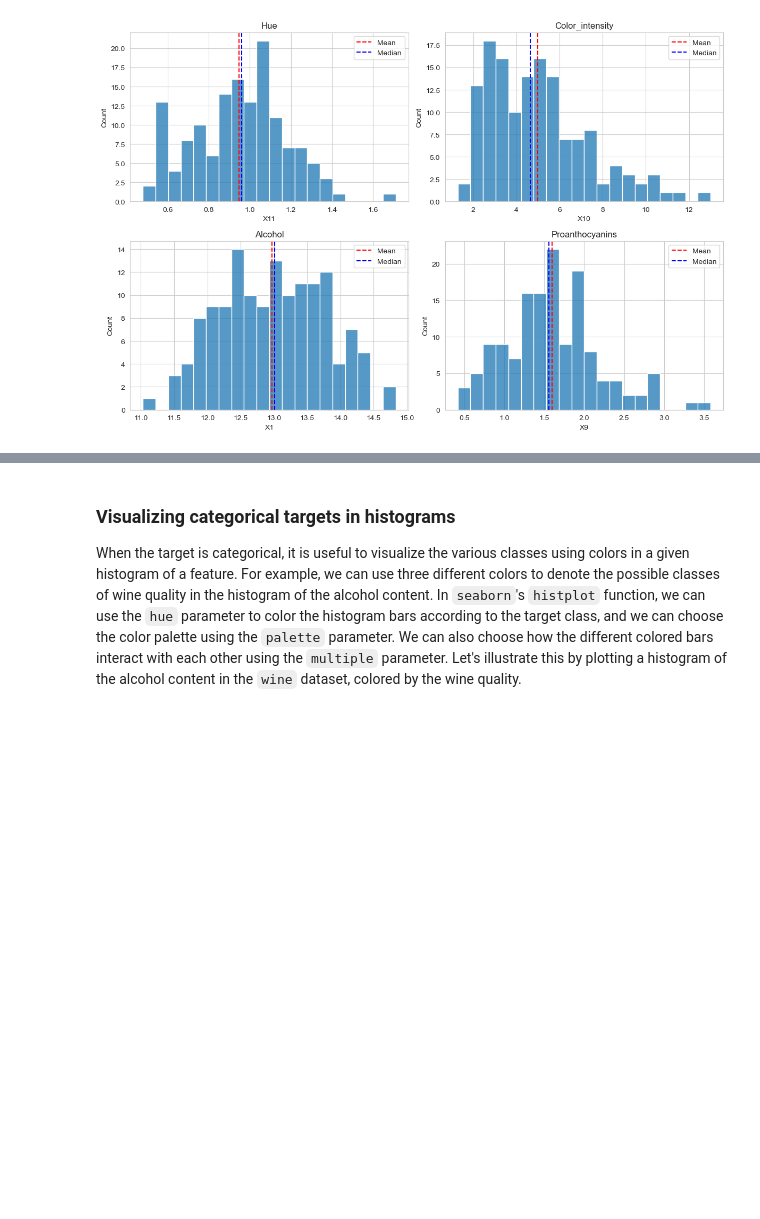
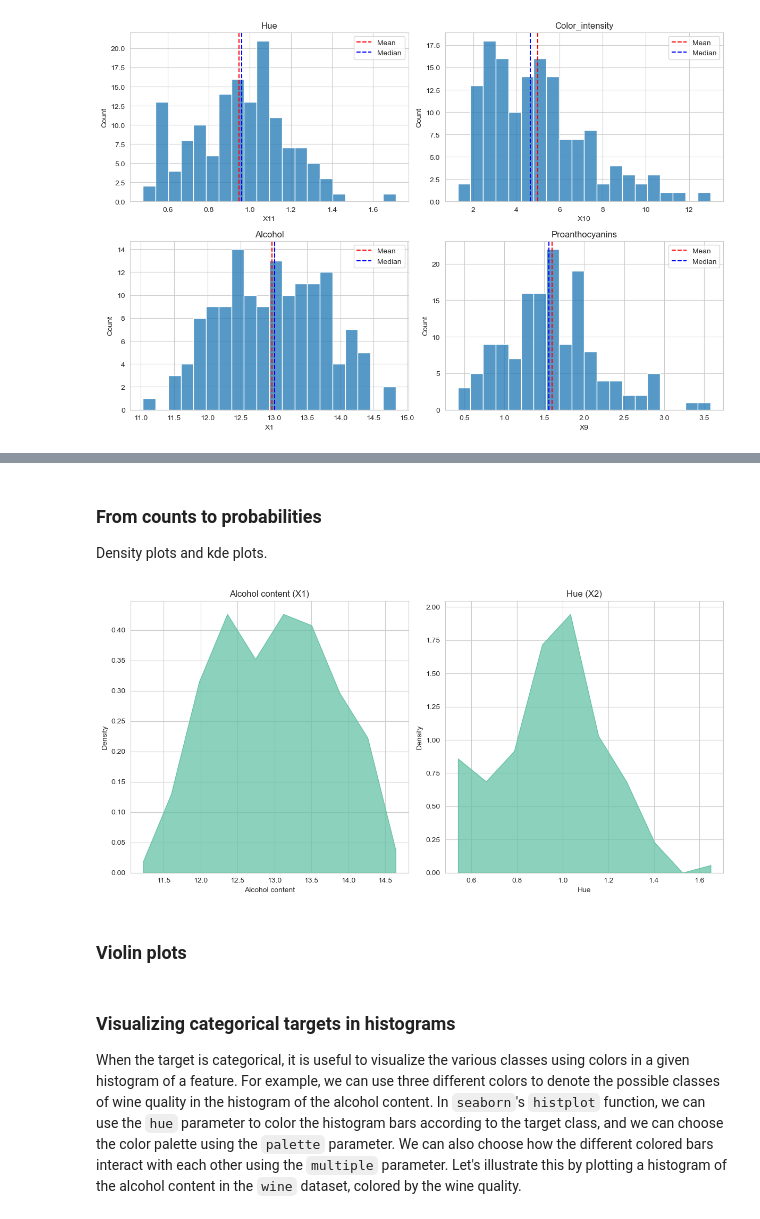
Before and after one commit to arvindsuresh-math/MATH-392-Intro-to-neural-networks, a Jupyter notebook: notebooks/06_basic-statistics-visualization.ipynb, the cells around one changed output, grey strips where cells are left out. Cells and saved outputs as stored; diff of their text form; code cells hidden in the pictures; blank space fills up the shorter version.

```diff
--- a/notebooks/06_basic-statistics-visualization.ipynb
+++ b/notebooks/06_basic-statistics-visualization.ipynb
@@ -136,3 +197,31 @@ plt.show()
+# %% [markdown]
+### From counts to probabilities
+Density plots and kde plots.
+# %%
+# hisplot with stat = `density` to get a density plot
+
+fig, ax = plt.subplots(1, 2, figsize=(12, 6))
+
+# plot the density plot of the alcohol feature
+sns.histplot(
+    data=wine, x='X1', ax=ax[0], bins=10, stat='density', element='poly'
+)
+ax[0].set_title('Alcohol content (X1)')
+ax[0].set_xlabel('Alcohol content')
+
+# plot the density plot of the volatile acidity feature
+sns.histplot(
+    data=wine, x='X11', ax=ax[1], bins=10, stat='density', element='poly'
+)
+ax[1].set_title('Hue (X2)')
+ax[1].set_xlabel('Hue')
+
+plt.tight_layout()
+plt.show()
+# %% [output]
+[figure, added]
+# %% [markdown]
+### Violin plots
 # %% [markdown]
 ### Visualizing categorical targets in histograms
 When the target is categorical, it is useful to visualize the various classes using colors in a given histogram of a feature. For example, we can use three different colors to denote the possible classes of wine quality in the histogram of the alcohol content. In `seaborn`'s `histplot` function, we can use the `hue` parameter to color the histogram bars according to the target class, and we can choose the color palette using the `palette` parameter. We can also choose how the different colored bars interact with each other using the `multiple` parameter. Let's illustrate this by plotting a histogram of the alcohol content in the `wine` dataset, colored by the wine quality.
```
Also changed, not shown: parts of 10 cells of this notebook.
